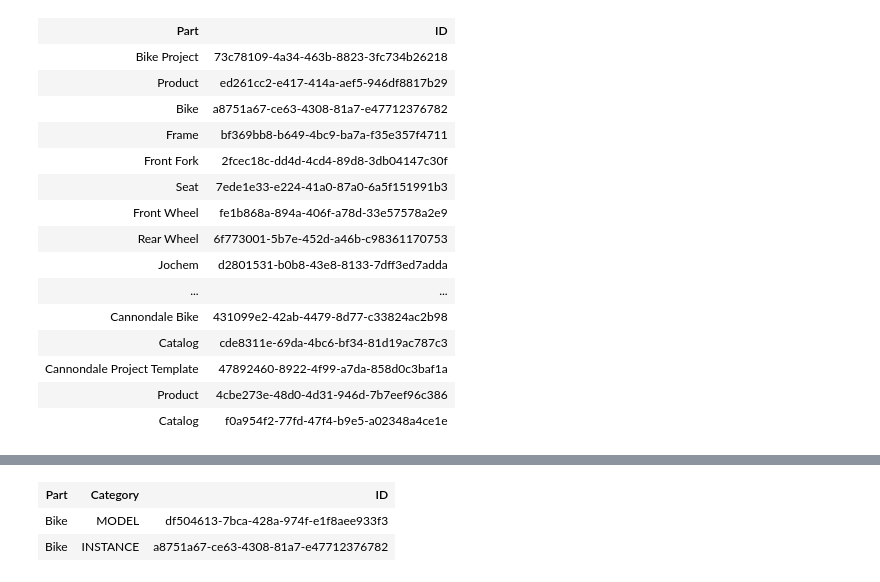
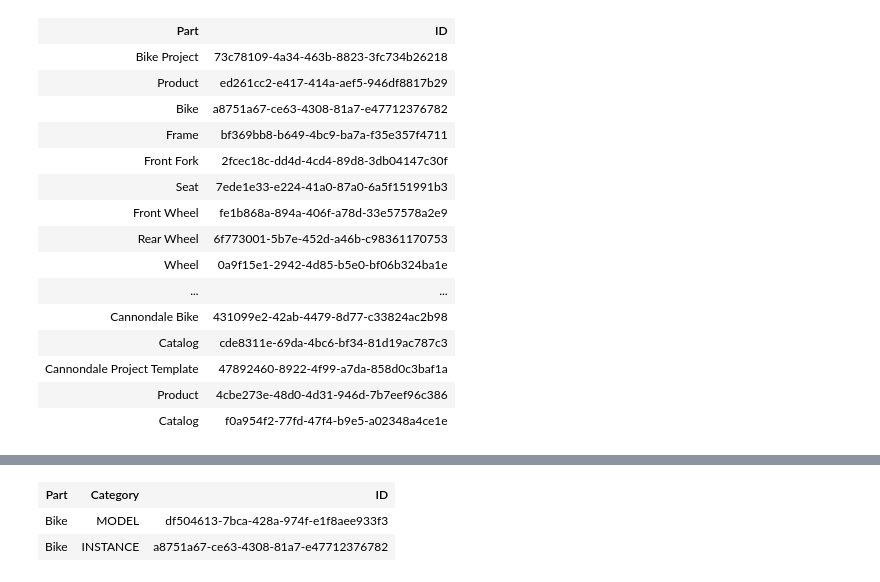
Before and after one commit to KE-works/pykechain, a Jupyter notebook: example2.ipynb, the cells around one changed output, grey strips where cells are left out. Cells and saved outputs as stored; diff of their text form; code cells hidden in the pictures.

```diff
--- a/example2.ipynb
+++ b/example2.ipynb
@@ -62,19 +62,19 @@ c.parts()
 # %%
 import kechain2
 
-kechain2.login("e920094902818b26feb4fac3dfa2904fff88649c")
+kechain2.login(token="e920094902818b26feb4fac3dfa2904fff88649c")
 kechain2.parts()
 # %% [output]
 | Part | ID |
 | Bike Project | 73c78109-4a34-463b-8823-3fc734b26218 |
 | Product | ed261cc2-e417-414a-aef5-946df8817b29 |
 | Bike | a8751a67-ce63-4308-81a7-e47712376782 |
 | Frame | bf369bb8-b649-4bc9-ba7a-f35e357f4711 |
 | Front Fork | 2fcec18c-dd4d-4cd4-89d8-3db04147c30f |
 | Seat | 7ede1e33-e224-41a0-87a0-6a5f151991b3 |
 | Front Wheel | fe1b868a-894a-406f-a78d-33e57578a2e9 |
 | Rear Wheel | 6f773001-5b7e-452d-a46b-c98361170753 |
-| Jochem | d2801531-b0b8-43e8-8133-7dff3ed7adda |
+| Wheel | 0a9f15e1-2942-4d85-b5e0-bf06b324ba1e |
 | ... | ... |
 | Cannondale Bike | 431099e2-42ab-4479-8d77-c33824ac2b98 |
 | Catalog | cde8311e-69da-4bc6-bf34-81d19ac787c3 |
```
Also changed, not shown: parts of 13 cells of this notebook, 6 other files.
